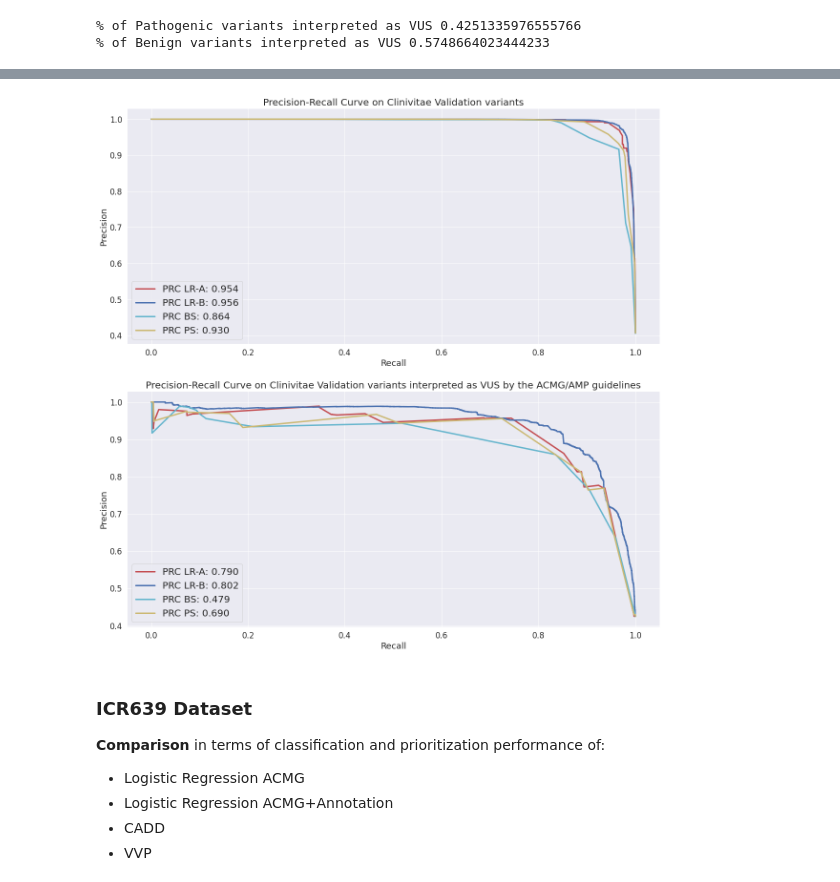
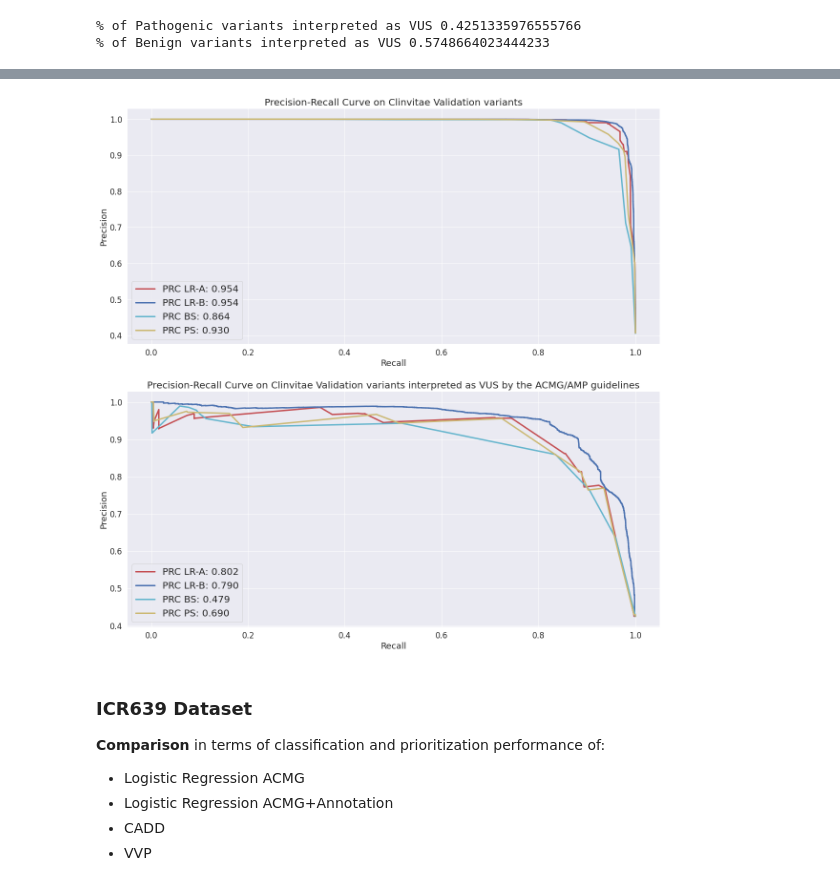
Before and after one commit to GiovannaNicora/MLVar, a Jupyter notebook: VariantInterpretation.ipynb, the cells around one changed output, grey strips where cells are left out. Cells and saved outputs as stored; diff of their text form; code cells hidden in the pictures.

```diff
--- a/VariantInterpretation.ipynb
+++ b/VariantInterpretation.ipynb
@@ -158,0 +173,9 @@ Now we train two Logistic regressions (LR-A and LR-B) on the training data. The
+# %%
+training_df=training_df_notscaled
+# %%
+# Scaling
+from sklearn.preprocessing import MinMaxScaler
+training_df_notscaled = training_df.copy()
+scaler = MinMaxScaler()
+train_scaled_dataset = scaler.fit_transform(training_df[col_A+col_B])
+training_df[col_A+col_B] = train_scaled_dataset
@@ -441,6 +508,10 @@ CalibratedClassifierCV(base_estimator=LogisticRegression(C=0.7,
                                                          tol=0.0001, verbose=0,
                                                          warm_start=False),
                        cv=2, method='sigmoid')
+# %%
+tuning_df_notnorm = tuning_df.copy()
+tuning_df_dataset_norm = scaler.transform(tuning_df[col_A+col_B])
+tuning_df[col_A+col_B] = tuning_df_dataset_norm
 # %%
 # First column is the predicted probability that the variant is Benign (1-P(Pathogenic|X))
 y_predproba_test_sA = clfAbest.predict_proba(tuning_df[col_A])
@@ -642,8 +729,10 @@ odds = np.power(odd_pvs, expo)
 postp = odds*prior_p/((odds-1)*prior_p+1)
 ypred_bayes_c2019 = [int(x) for x in postp >= 0.9]#selected_thr_bayes[0.4]]#0.9]
 
-ypred_proba_c2019_A = clfAbest.predict_proba(c2019_only[col_A])
-ypred_proba_c2019_B = clfBbest.predict_proba(c2019_only[col_B])
+c2019_only_norm = c2019_only.copy()
+c2019_only_norm[col_A+col_B] = scaler.transform(c2019_only[col_A+col_B])
+ypred_proba_c2019_A = clfAbest.predict_proba(c2019_only_norm[col_A])
+ypred_proba_c2019_B = clfBbest.predict_proba(c2019_only_norm[col_B])
 
 ypred_c2019_A = [int(x) for x in ypred_proba_c2019_A[:,1] >= selected_thr_A[beta_sel]]#0.9]#selected_thr_A[0.4]]
 ypred_c2019_B = [int(x) for x in ypred_proba_c2019_B[:,1] >= selected_thr_B[beta_sel]]#0.9]#selected_thr_B[0.4]]
@@ -1047,36 +1136,38 @@ ax[0].plot(rec_Bayes_c2019, pr_Bayes_c2019, c='c', linewidth=3,
 
 ax[0].plot(rec_PS_c2019, pr_PS_c2019, c='y', linewidth=3,
            label='PRC PS: '+str(res_clin2019[res_clin2019['Metric']=='average_precision_score']['PS'].values[0])[0:5])
 
 
 ax[0].set_xlabel('Recall')
 ax[0].set_ylabel('Precision')
-ax[0].set_title('Precision-Recall Curve on Clinivitae Validation variants', fontsize=20)
+ax[0].set_title('Precision-Recall Curve on Clinvitae Validation variants',
+                fontsize=20)
 ax[0].legend(fontsize=20)
 
 ax[1].plot(rec_A_c2019_vus, pr_A_c2019_vus, c='r', linewidth=3,
            label='PRC LR-A: '+str(res_c2019_onvus[res_c2019_onvus['Metric']=='average_precision_score']['LogA'].values[0])[0:5])
 ax[1].plot(rec_B_c2019_vus, pr_B_c2019_vus, c='b', linewidth=3,
            label='PRC LR-B: '+str(res_c2019_onvus[res_c2019_onvus['Metric']=='average_precision_score']['LogB'].values[0])[0:5])
 
 
 ax[1].plot(rec_Bayes_c2019_vus, pr_Bayes_c2019_vus, c='c', linewidth=3,
            label='PRC BS: '+str(res_c2019_onvus[res_c2019_onvus['Metric']=='average_precision_score']['Bayes'].values[0])[0:5])
 
 ax[1].plot(rec_PS_c2019_vus, pr_PS_c2019_vus, c='y', linewidth=3,
            label='PRC PS: '+str(res_c2019_onvus[res_c2019_onvus['Metric']=='average_precision_score']['PS'].values[0])[0:5])
 
 
 ax[1].set_xlabel('Recall')
 ax[1].set_ylabel('Precision')
-ax[1].set_title('Precision-Recall Curve on Clinivitae Validation variants interpreted as VUS by the ACMG/AMP guidelines', fontsize=20)
+ax[1].set_title('Precision-Recall Curve on Clinvitae Validation variants interpreted as VUS by the ACMG/AMP guidelines',
+                fontsize=20)
 ax[1].legend(fontsize=20)
 
 
 plt.savefig(ROOT_PATH + 'PRC-C2019.png', dpi=300)
 plt.show()
 # %% [output]
-[figure, old version]
+[figure, new version]
 # %% [markdown]
 ### ICR639 Dataset
 **Comparison** in terms of classification and prioritization performance of:
```
Also changed, not shown: parts of 48 cells of this notebook.
